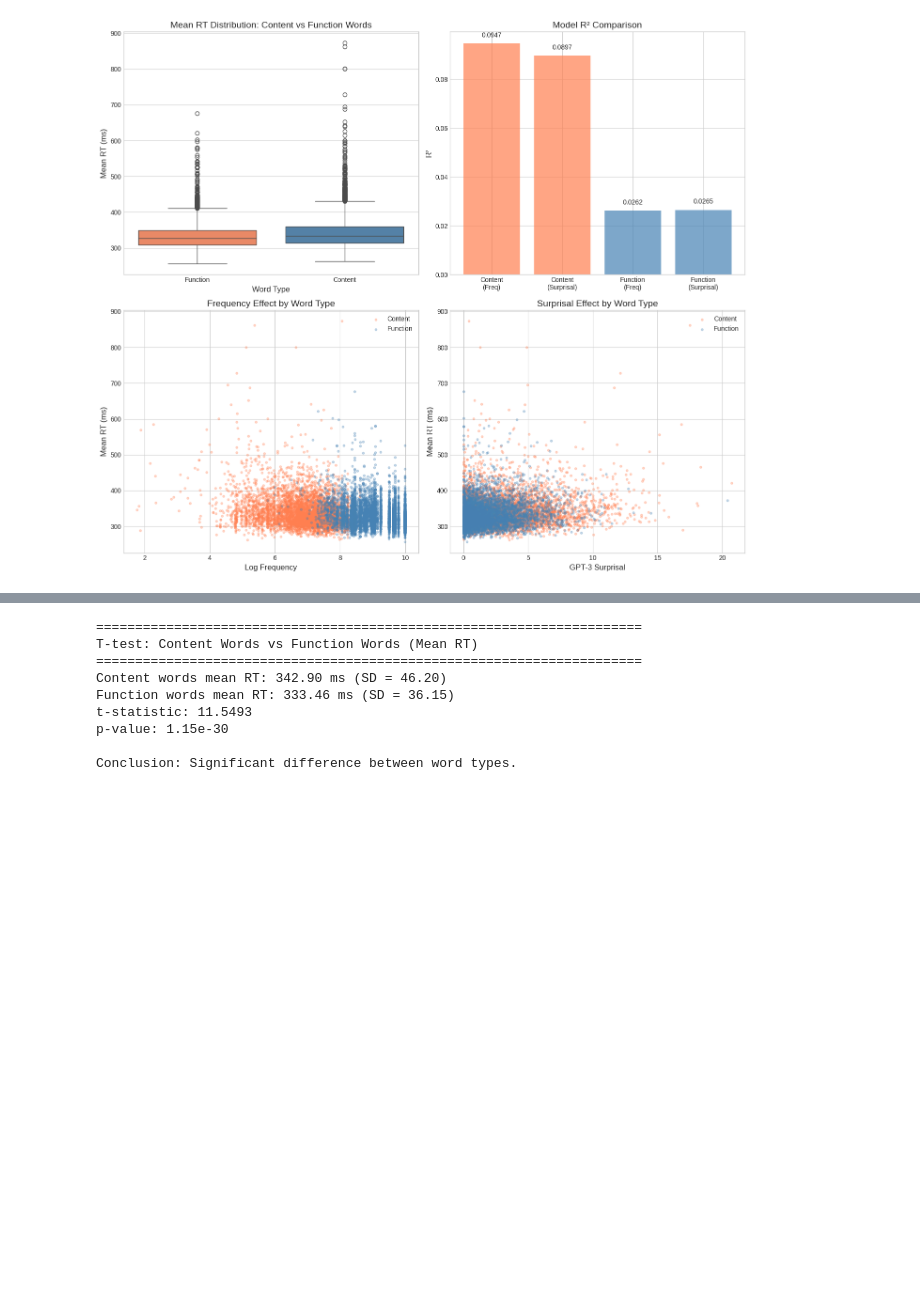
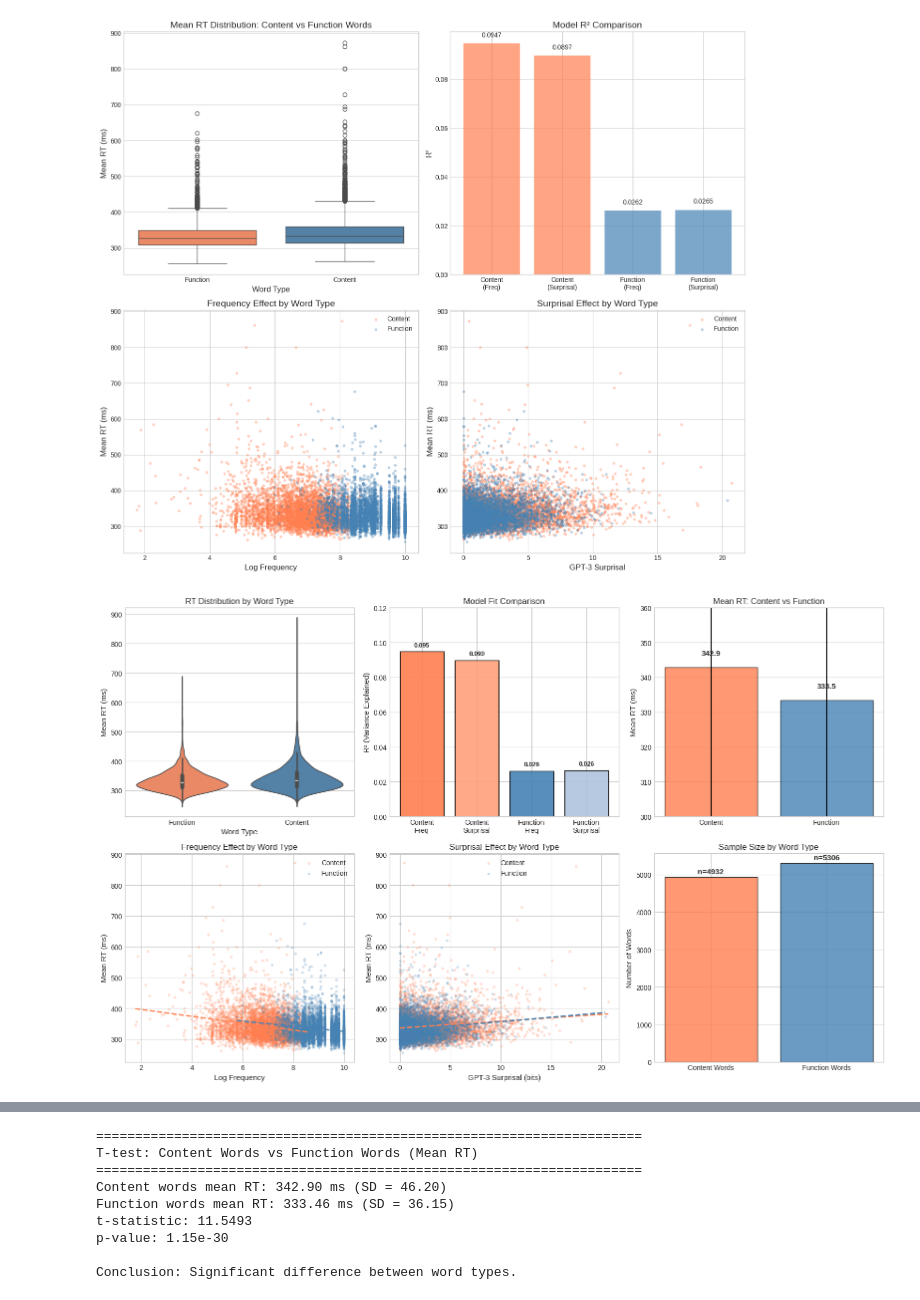
Before and after one commit to ashkehcum/CL_Assignment3, a Jupyter notebook: word_processing_assignment.ipynb, the cells around one changed output, grey strips where cells are left out. Saved outputs shown, nothing was run; the diff lists cells and outputs as text; code cells hidden in the pictures; blank space fills up the shorter version.

```diff
--- a/word_processing_assignment.ipynb
+++ b/word_processing_assignment.ipynb
@@ -970,3 +1063,97 @@ plt.savefig(f'{BASE_PATH}/hypothesis2_content_function.png', dpi=150, bbox_inche
 plt.show()
 # %% [output]
 [figure]
+# %%
+# BETTER VISUALIZATIONS FOR HYPOTHESIS 2
+# Content vs Function Words
+
+fig, axes = plt.subplots(2, 3, figsize=(16, 10))
+
+# 1. Violin plot: RT distribution by word type (better than boxplot)
+ax1 = axes[0, 0]
+import seaborn as sns
+sns.violinplot(x='word_type', y='mean_RT', data=analysis_df, ax=ax1, palette=['coral', 'steelblue'])
+ax1.set_xlabel('Word Type', fontsize=11)
+ax1.set_ylabel('Mean RT (ms)', fontsize=11)
+ax1.set_title('RT Distribution by Word Type', fontsize=12)
+
+# 2. R² Comparison - clearer bar chart
+ax2 = axes[0, 1]
+models = ['Content\nFreq', 'Content\nSurprisal', 'Function\nFreq', 'Function\nSurprisal']
+r2_vals = [model_content_freq.rsquared, model_content_surp.rsquared,
+           model_function_freq.rsquared, model_function_surp.rsquared]
+colors = ['coral', 'lightsalmon', 'steelblue', 'lightsteelblue']
+bars = ax2.bar(models, r2_vals, color=colors, alpha=0.9, edgecolor='black')
+ax2.set_ylabel('R² (Variance Explained)', fontsize=11)
+ax2.set_title('Model Fit Comparison', fontsize=12)
+ax2.set_ylim(0, 0.12)
+for bar, val in zip(bars, r2_vals):
+    ax2.text(bar.get_x() + bar.get_width()/2, bar.get_height() + 0.002,
+             f'{val:.3f}', ha='center', va='bottom', fontsize=9, fontweight='bold')
+
+# 3. Mean RT comparison bar chart
+ax3 = axes[0, 2]
+word_types = ['Content', 'Function']
+mean_rts = [content_df['mean_RT'].mean(), function_df['mean_RT'].mean()]
+std_rts = [content_df['mean_RT'].std(), function_df['mean_RT'].std()]
+bars = ax3.bar(word_types, mean_rts, yerr=std_rts, color=['coral', 'steelblue'],
+               alpha=0.8, edgecolor='black', capsize=5)
+ax3.set_ylabel('Mean RT (ms)', fontsize=11)
+ax3.set_title('Mean RT: Content vs Function', fontsize=12)
+ax3.set_ylim(300, 360)
+for bar, val in zip(bars, mean_rts):
+    ax3.text(bar.get_x() + bar.get_width()/2, bar.get_height() + 3,
+             f'{val:.1f}', ha='center', va='bottom', fontsize=11, fontweight='bold')
+
+# 4. Frequency effect by word type with regression lines
+ax4 = axes[1, 0]
+for word_type, color in [('Content', 'coral'), ('Function', 'steelblue')]:
+    subset = analysis_df[analysis_df['word_type'] == word_type].dropna(subset=['log_frequency', 'mean_RT'])
+    ax4.scatter(subset['log_frequency'], subset['mean_RT'], alpha=0.2, s=8, label=word_type, c=color)
+    # Add regression line
+    z = np.polyfit(subset['log_frequency'], subset['mean_RT'], 1)
+    p = np.poly1d(z)
+    x_line = np.linspace(subset['log_frequency'].min(), subset['log_frequency'].max(), 100)
+    ax4.plot(x_line, p(x_line), c=color, linewidth=2, linestyle='--')
+ax4.set_xlabel('Log Frequency', fontsize=11)
+ax4.set_ylabel('Mean RT (ms)', fontsize=11)
+ax4.set_title('Frequency Effect by Word Type', fontsize=12)
+ax4.legend()
+
+# 5. Surprisal effect by word type with regression lines
+ax5 = axes[1, 1]
+for word_type, color in [('Content', 'coral'), ('Function', 'steelblue')]:
+    subset = analysis_df[analysis_df['word_type'] == word_type].dropna(subset=['gpt3_surprisal', 'mean_RT'])
+    ax5.scatter(subset['gpt3_surprisal'], subset['mean_RT'], alpha=0.2, s=8, label=word_type, c=color)
+    # Add regression line
+    z = np.polyfit(subset['gpt3_surprisal'], subset['mean_RT'], 1)
+    p = np.poly1d(z)
+    x_line = np.linspace(subset['gpt3_surprisal'].min(), subset['gpt3_surprisal'].max(), 100)
+    ax5.plot(x_line, p(x_line), c=color, linewidth=2, linestyle='--')
+ax5.set_xlabel('GPT-3 Surprisal (bits)', fontsize=11)
+ax5.set_ylabel('Mean RT (ms)', fontsize=11)
+ax5.set_title('Surprisal Effect by Word Type', fontsize=12)
+ax5.legend()
+
+# 6. Word count comparison
+ax6 = axes[1, 2]
+counts = [len(content_df), len(function_df)]
+bars = ax6.bar(['Content Words', 'Function Words'], counts, color=['coral', 'steelblue'],
+               alpha=0.8, edgecolor='black')
+ax6.set_ylabel('Number of Words', fontsize=11)
+ax6.set_title('Sample Size by Word Type', fontsize=12)
+for bar, val in zip(bars, counts):
+    ax6.text(bar.get_x() + bar.get_width()/2, bar.get_height() + 50,
+             f'n={val}', ha='center', va='bottom', fontsize=11, fontweight='bold')
+
+plt.tight_layout()
+plt.savefig(f'{BASE_PATH}/hypothesis2_better.png', dpi=150, bbox_inches='tight')
+plt.show()
+
+print("\nKEY INSIGHTS FROM VISUALIZATIONS:")
+print(f"1. Content words have higher mean RT ({content_df['mean_RT'].mean():.1f} ms) vs Function words ({function_df['mean_RT'].mean():.1f} ms)")
+print(f"2. Models explain MORE variance for Content words (R²≈0.09) than Function words (R²≈0.03)")
+print(f"3. Content words show steeper frequency/surprisal slopes")
+print("4. This supports the hypothesis that they are processed differently")
+# %% [output]
+[figure, added]
```
Also changed, not shown: parts of 2 cells of this notebook.
